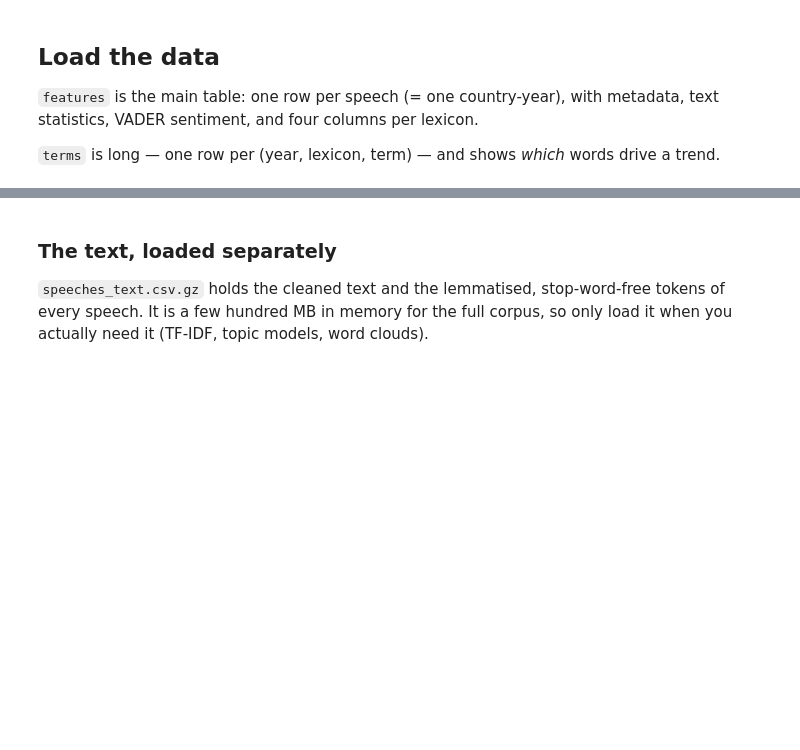
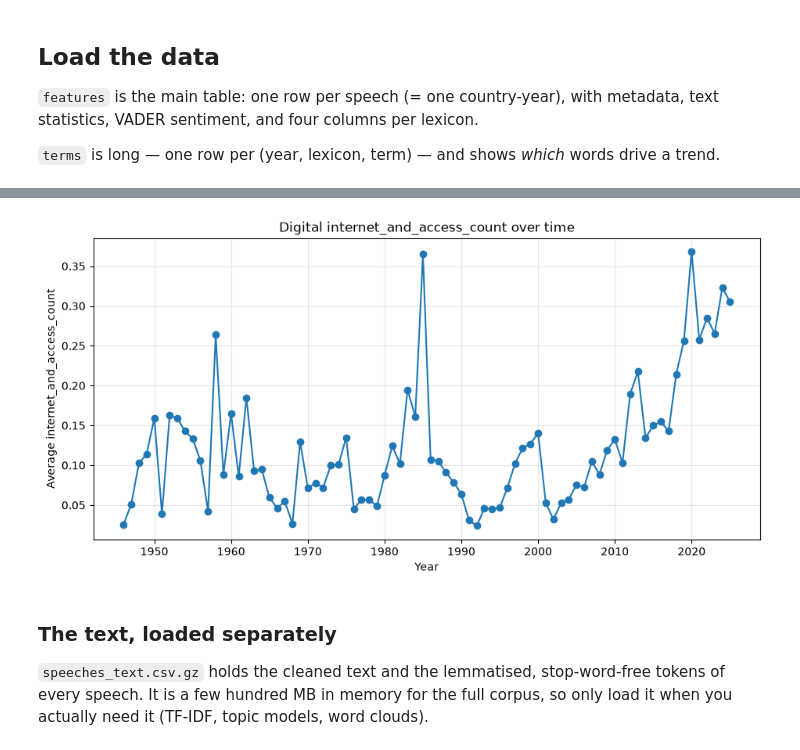
Before and after one commit to bwcd213/UN-General-Debate-Analysis, a Jupyter notebook: notebooks/template.ipynb, the cells around one changed output, grey strips where cells are left out. Cells and saved outputs as stored; diff of their text form; code cells hidden in the pictures; blank space fills up the shorter version.

```diff
--- a/notebooks/template.ipynb
+++ b/notebooks/template.ipynb
@@ -63,3 +70,10 @@ WARNING: only 200 speeches — looks like a --limit sample.
 # %%
-features.head()
+digital_by_year = features.groupby("year")["digital_infrastructure_count"].mean()
+
+digital_by_year.plot(figsize=(11, 5), marker="o")
+plt.xlabel("Year")
+plt.ylabel("Average internet_and_access_count")
+plt.title("Digital internet_and_access_count over time")
+plt.grid(alpha=0.3)
+plt.show()
 # %% [output]
@@ -72,3 +80,4 @@ features.head()
+[figure, added]
 # %% [markdown]
 ### The text, loaded separately
 
```
Also changed, not shown: parts of 12 cells of this notebook, 3 other files.
